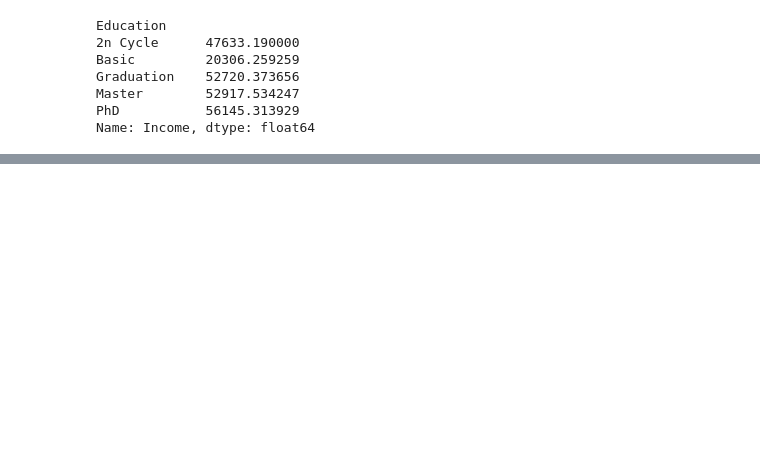
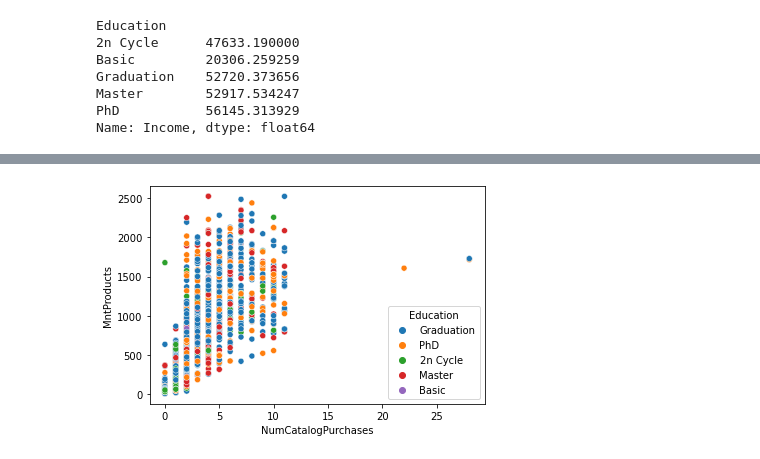
Before and after one commit to pv05/PythonEDAs, a Jupyter notebook: Marketingdata.ipynb, the cells around one changed output, grey strips where cells are left out. Saved outputs shown, nothing was run; the diff lists cells and outputs as text; code cells hidden in the pictures; blank space fills up the shorter version.

```diff
--- a/Marketingdata.ipynb
+++ b/Marketingdata.ipynb
@@ -199,0 +296,5 @@ memory usage: 490.1+ KB
+# %%
+sns.scatterplot(dataset['NumCatalogPurchases'],dataset['MntProducts'], hue = dataset['Education']) # try later 'hue' method
+plt.show()
+# %% [output]
+[figure, added]
```
Also changed, not shown: parts of 40 cells of this notebook, 1 other file.
